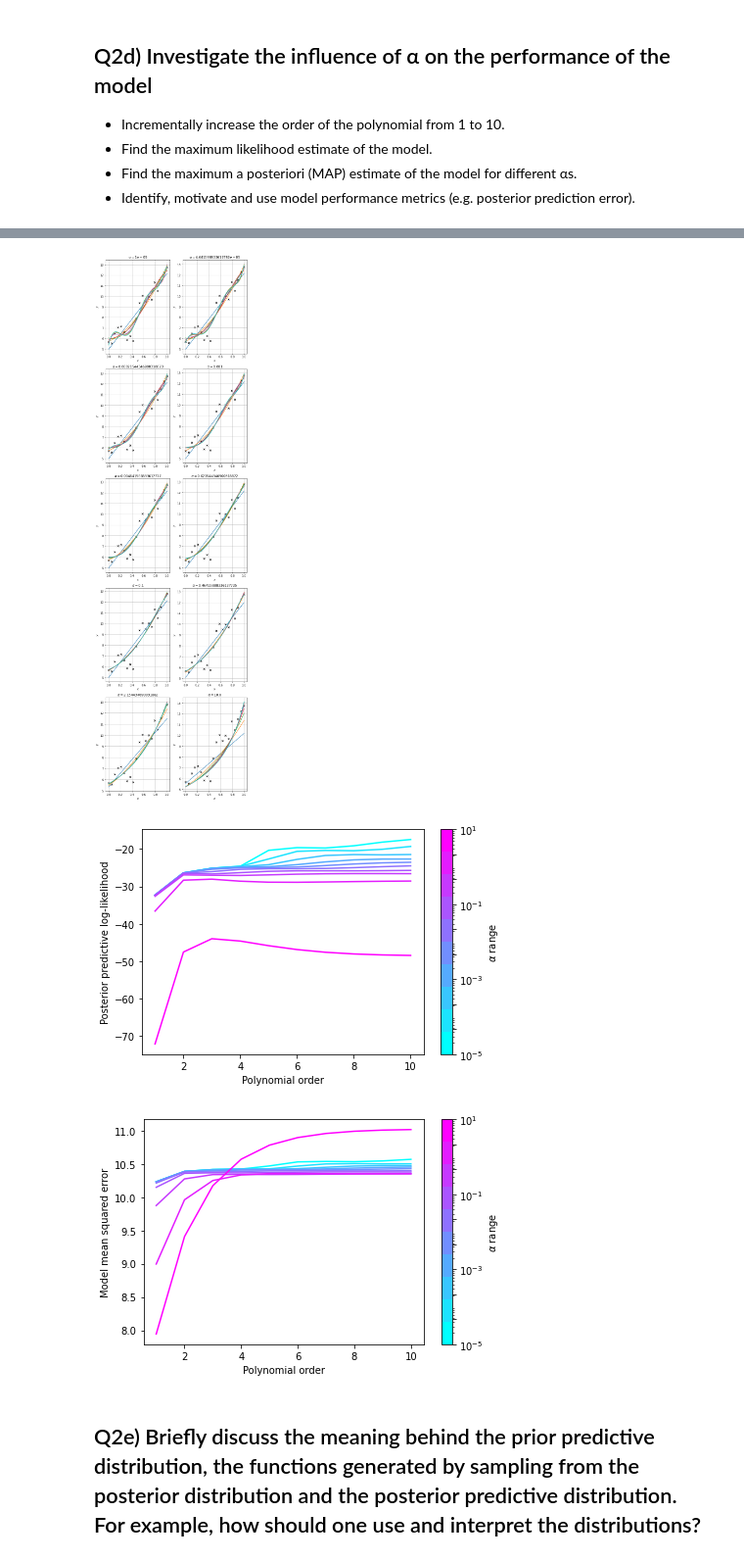
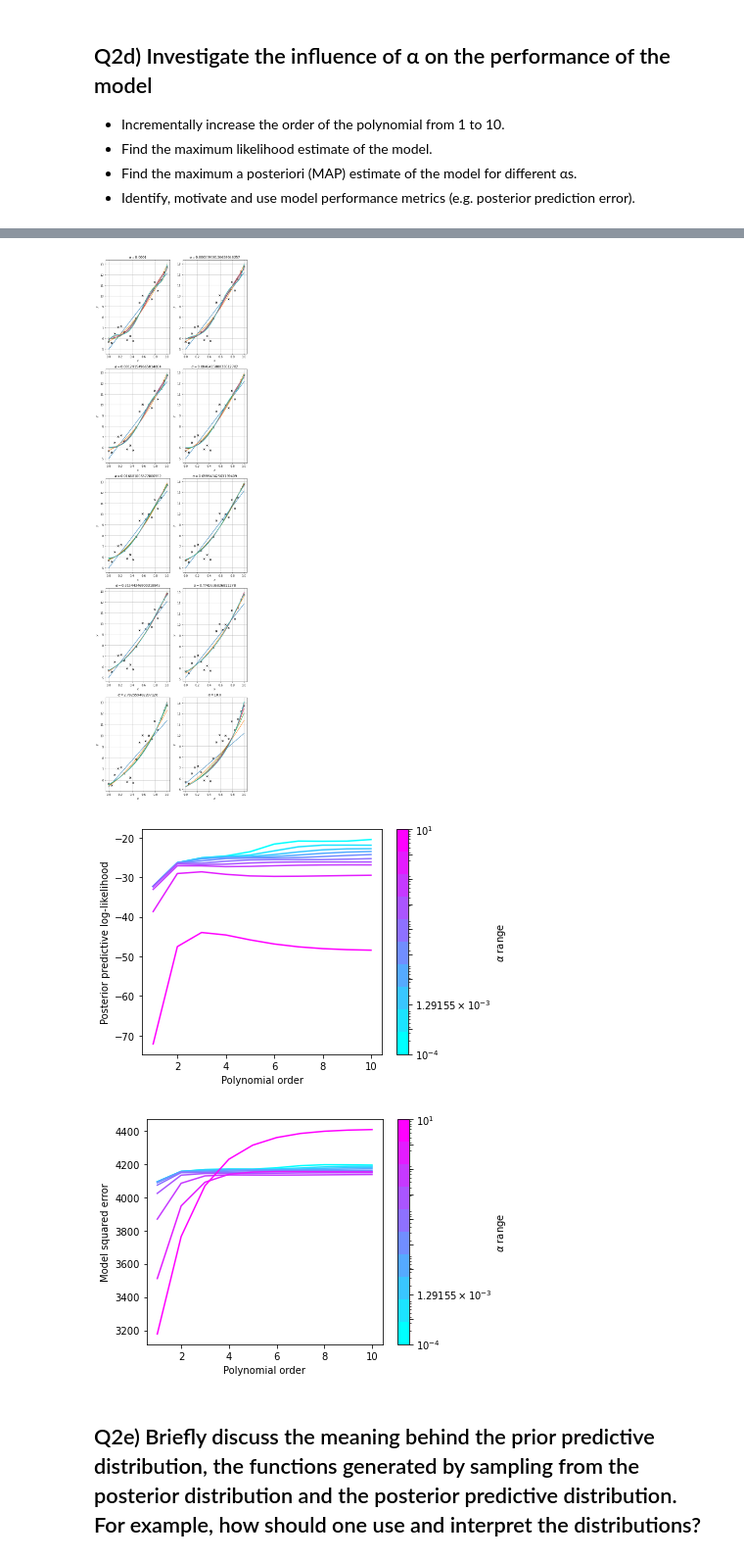
Before and after one commit to RyanBalshaw/MIL_780_assignments, a Jupyter notebook: Assignment 2/Code/Assignment_2_notebook.ipynb, the cells around one changed output, grey strips where cells are left out. Shown at 98% size. Drawn from its saved outputs; the diff is of its cells as text; code cells hidden in the pictures.

```diff
--- a/Assignment 2/Code/Assignment_2_notebook.ipynb
+++ b/Assignment 2/Code/Assignment_2_notebook.ipynb
@@ -1628,8 +1587,8 @@ print("ML covariance: \n{}\n".format(cov_ML))
 print("ML sigma^2: {}\n".format(sigma_ML))
 print("ML Log-likelihood: {}\n".format(ML_LL))
 
-#posterior parameters
-post_solution = posterior_solution(Q2_x,
+#MAP solution
+MAP_solution = posterior_solution(Q2_x,
                                    Q2_y,
                                    K,
                                    alpha,
@@ -1637,18 +1596,18 @@ post_solution = posterior_solution(Q2_x,
                                    Q2_std_noise,
                                    verbose = False)
 
-omega_post, cov_post, sigma_post = post_solution
+omega_MAP, cov_MAP, sigma_MAP = MAP_solution
 
-post_predict_LL = posterior_predictive_sample_ll(Q2_x.reshape(-1, 1),
-                                                 Q2_y.reshape(-1, 1),
-                                                 omega_post,
-                                                 cov_post,
-                                                 alpha,
-                                                 beta)
+MAP_LL = posterior_predictive_sample_ll(Q2_x.reshape(-1, 1),
+                                         Q2_y.reshape(-1, 1),
+                                         omega_MAP,
+                                         cov_MAP,
+                                         alpha,
+                                         beta)
 
-print("Posterior mean: \n{}\n".format(omega_post))
-print("Posterior covariance: \n{}\n".format(cov_post))
-print("Posterior predictive log-likelihood: {}\n".format(np.sum(post_predict_LL)))
+print("Posterior mean: \n{}\n".format(omega_MAP))
+print("Posterior covariance: \n{}\n".format(cov_MAP))
+print("Posterior predictive log-likelihood: {}\n".format(np.sum(MAP_LL)))
 
 plt.figure()
 plt.matshow(cov_ML)
@@ -1656,7 +1615,7 @@ plt.colorbar()
 plt.show()
 
 plt.figure()
-plt.matshow(cov_post)
+plt.matshow(cov_MAP)
 plt.colorbar()
 plt.show()
 # %% [output]
@@ -1689,7 +1648,7 @@ alpha = 1e-5
 beta = 1/(Q2_std_noise**2)
 
 #Posterior sampling
-posterior_dist = scistats.multivariate_normal(mean = omega_post[:, 0], cov = cov_post)
+posterior_dist = scistats.multivariate_normal(mean = omega_MAP[:, 0], cov = cov_MAP)
 posterior_samples = posterior_dist.rvs(1000)
 
 #Define function domain of interest
@@ -1716,8 +1675,8 @@ beta = 1/(Q2_std_noise**2)
 
 #Posterior_predictive
 mean_post_pred, cov_post_pred = posterior_predictive(Xtest,
-                                      omega_post,
-                                      cov_post,
+                                      omega_MAP,
+                                      cov_MAP,
                                       alpha,
                                       beta,
                                       test_method = True)
@@ -1749,7 +1708,7 @@ plt.show()
 - Find the maximum a posteriori (MAP) estimate of the model for different αs.
 - Identify, motivate and use model performance metrics (e.g. posterior prediction error).
 # %%
-alpha_range = np.logspace(-5, 1, 10)
+alpha_range = np.logspace(-4, 1, 10)
 k_range = range(1, 11, 1)
 
 alpha_MAP_lines = []
@@ -1823,7 +1782,7 @@ for cnt_alpha, alpha in enumerate(alpha_range):
         post_pred_lines.append(mean_post_pred)
 
         alpha_MAP_LL[cnt_alpha, cnt_k] = np.sum(MAP_LL)
-        alpha_MAP_error[cnt_alpha, cnt_k] = np.mean((Q2_y - t_post_pred)**2)
+        alpha_MAP_error[cnt_alpha, cnt_k] = np.sum((Q2_y - t_post_pred)**2)
 
     #Store in global lists
     alpha_ML_lines.append(ML_lines)
@@ -1846,7 +1805,6 @@ ax.set_xlabel(r"$x$")
 ax.set_ylabel(r"$y$")
 
 fig.tight_layout()
-plt.savefig("./images/Q2_5.pdf")
 plt.show()
 
 ############################
@@ -1873,7 +1831,6 @@ for axs in ax:
     axs.set_ylabel(r"$y$")
 
 fig.tight_layout()
-plt.savefig("./images/Q2_6.pdf")
 plt.show()
 
 fig, ax = plt.subplots()
@@ -1893,7 +1850,6 @@ ax.set_ylabel("Posterior predictive log-likelihood")
 cbar = fig.colorbar(dummie_cax, ticks=c)
 cbar.set_label(r"$\alpha$ range")
 fig.tight_layout()
-plt.savefig("./images/Q2_7.pdf")
 plt.show()
 ########################################
 fig, ax = plt.subplots()
@@ -1908,11 +1864,10 @@ for i in range(len(alpha_range)):
     ax.plot(k_range, alpha_MAP_error[i, :], color = cmap(i))
 
 ax.set_xlabel("Polynomial order")
-ax.set_ylabel("Model mean squared error")
+ax.set_ylabel("Model squared error")
 
 cbar = fig.colorbar(dummie_cax, ticks=c)
 cbar.set_label(r"$\alpha$ range")
 fig.tight_layout()
-plt.savefig("./images/Q2_8.pdf")
 plt.show()
 # %% [output]
@@ -1920,6 +1875,6 @@ plt.show()
-[figure, old version]
+[figure, new version]
-[figure, old version]
+[figure, new version]
-[figure, old version]
+[figure, new version]
 # %% [markdown]
 ## Q2e) Briefly discuss the meaning behind the prior predictive distribution, the functions generated by sampling from the posterior distribution and the posterior predictive distribution. For example, how should one use and interpret the distributions?
 # %% [markdown]
```
Also changed, not shown: parts of 9 cells of this notebook, 35 other files.
